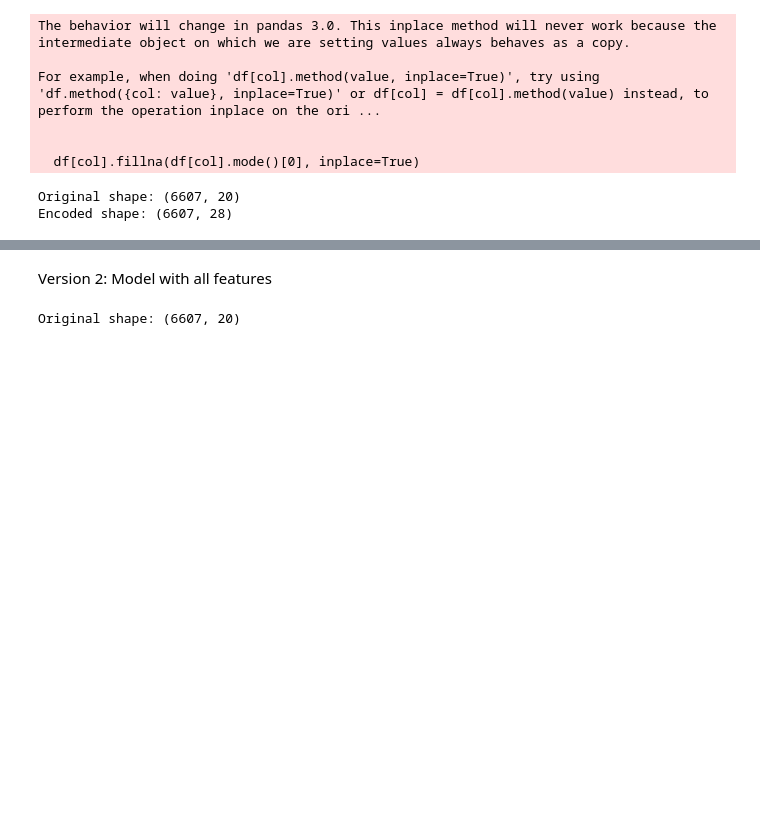
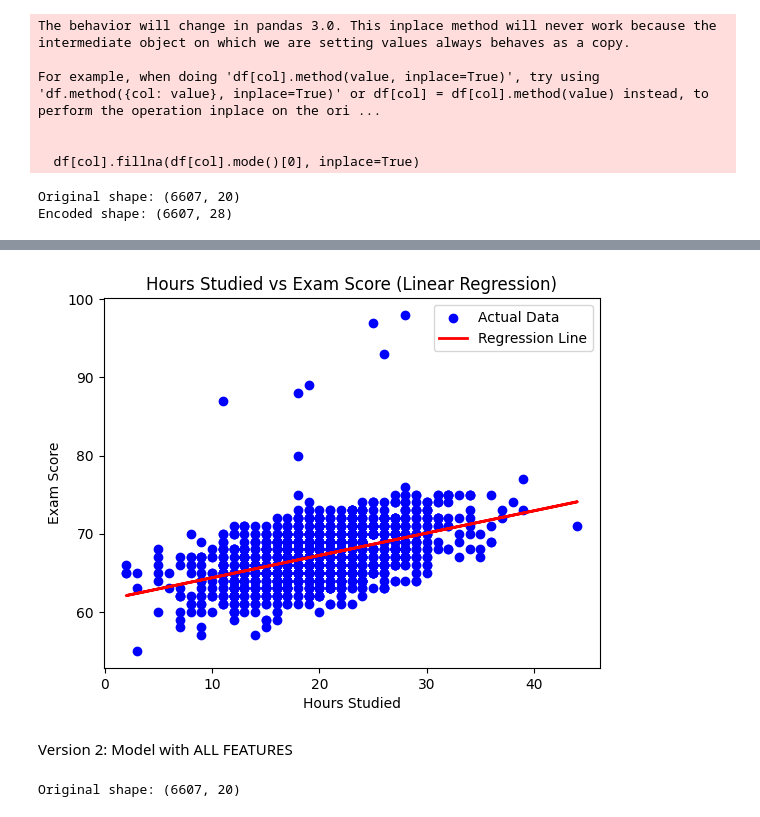
Before and after one commit to mohamedddyasserr/Student-Score-Prediction, a Jupyter notebook: Student_Score_Prediction.ipynb, the cells around one changed output, grey strips where cells are left out. Cells and saved outputs as stored; diff of their text form; code cells hidden in the pictures; blank space fills up the shorter version.

```diff
--- a/Student_Score_Prediction.ipynb
+++ b/Student_Score_Prediction.ipynb
@@ -127,21 +127,18 @@ print("Encoded shape:", df_encoded.shape)
 Original shape: (6607, 20)
 Encoded shape: (6607, 28)
 # %%
-from sklearn.model_selection import train_test_split
-from sklearn.preprocessing import StandardScaler
+from sklearn.model_selection import (train_test_split)
 
-# Separate features (X) and target (y)
-X = df_encoded.drop('Exam_Score', axis=1)
-y = df_encoded['Exam_Score']
+# Keep only the columns we need for simple linear regression
+df_simple = df[['Hours_Studied', 'Exam_Score']]
 
-# Split into training & testing sets (80% train, 20% test)
+# Features (X) and target (y)
+X = df_simple[['Hours_Studied']]
+y = df_simple['Exam_Score']
+
+# Split into 80% training and 20% testing
 X_train, X_test, y_train, y_test = train_test_split(X, y, test_size=0.2, random_state=42)
 
-# Scale features
-scaler = StandardScaler()
-X_train_scaled = scaler.fit_transform(X_train)
-X_test_scaled = scaler.transform(X_test)
-
-print("Training set shape:", X_train_scaled.shape)
-print("Testing set shape:", X_test_scaled.shape)
+# Check shapes
+X_train.shape, X_test.shape
 # %% [output]
@@ -219,5 +174,23 @@ MSE: 5.01506967497517
+# %%
+import matplotlib.pyplot as plt
+
+# Scatter plot of actual test data
+plt.scatter(X_test, y_test, color='blue', label='Actual Data')
+
+# Regression line (predictions)
+plt.plot(X_test, y_pred, color='red', linewidth=2, label='Regression Line')
+
+# Labels and title
+plt.xlabel("Hours Studied")
+plt.ylabel("Exam Score")
+plt.title("Hours Studied vs Exam Score (Linear Regression)")
+plt.legend()
+
+plt.show()
+# %% [output]
+[figure, added]
 # %% [markdown]
-Version 2: Model with all features
+Version 2: Model with ALL FEATURES
 # %%
 import pandas as pd
 
```
Also changed, not shown: parts of 4 cells of this notebook.
